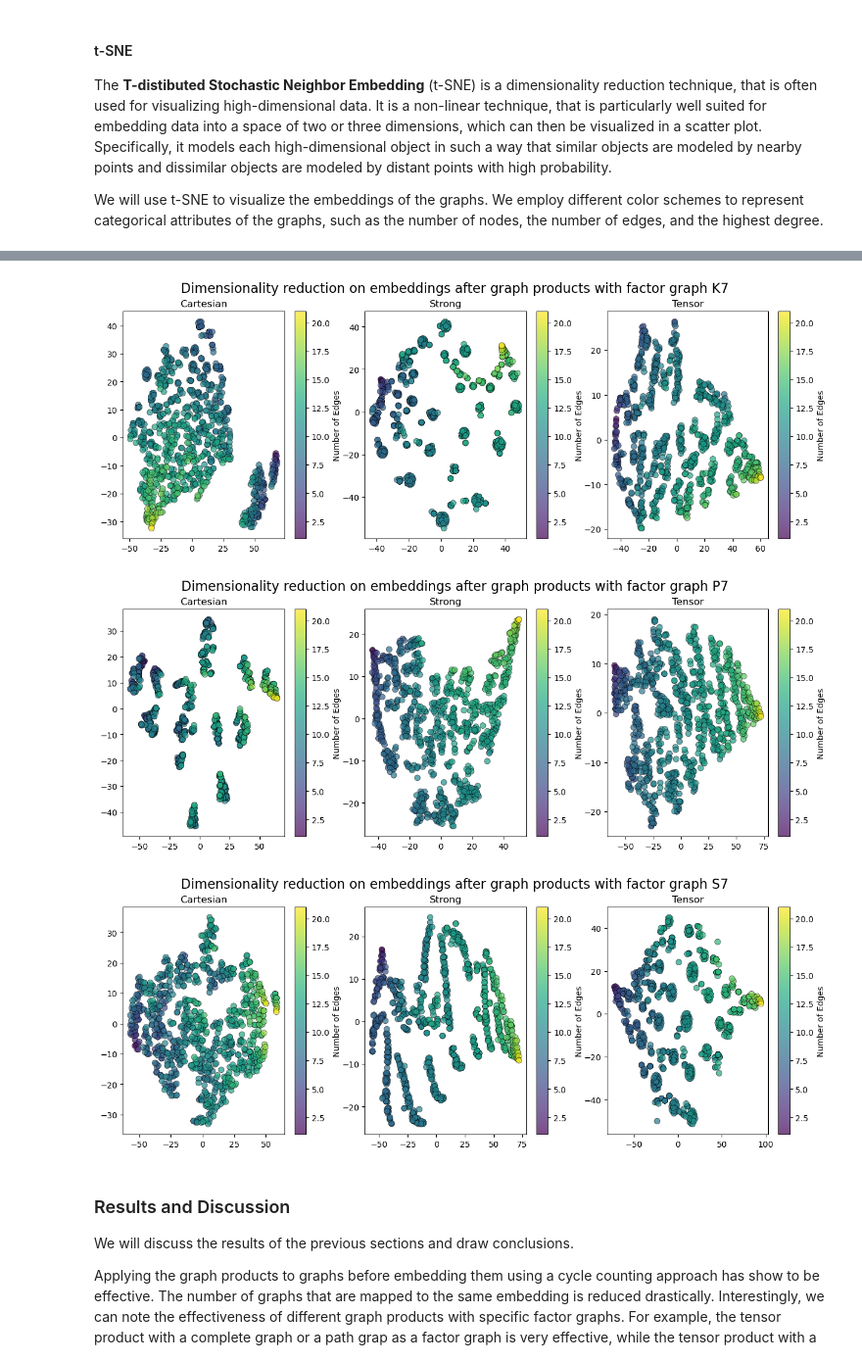
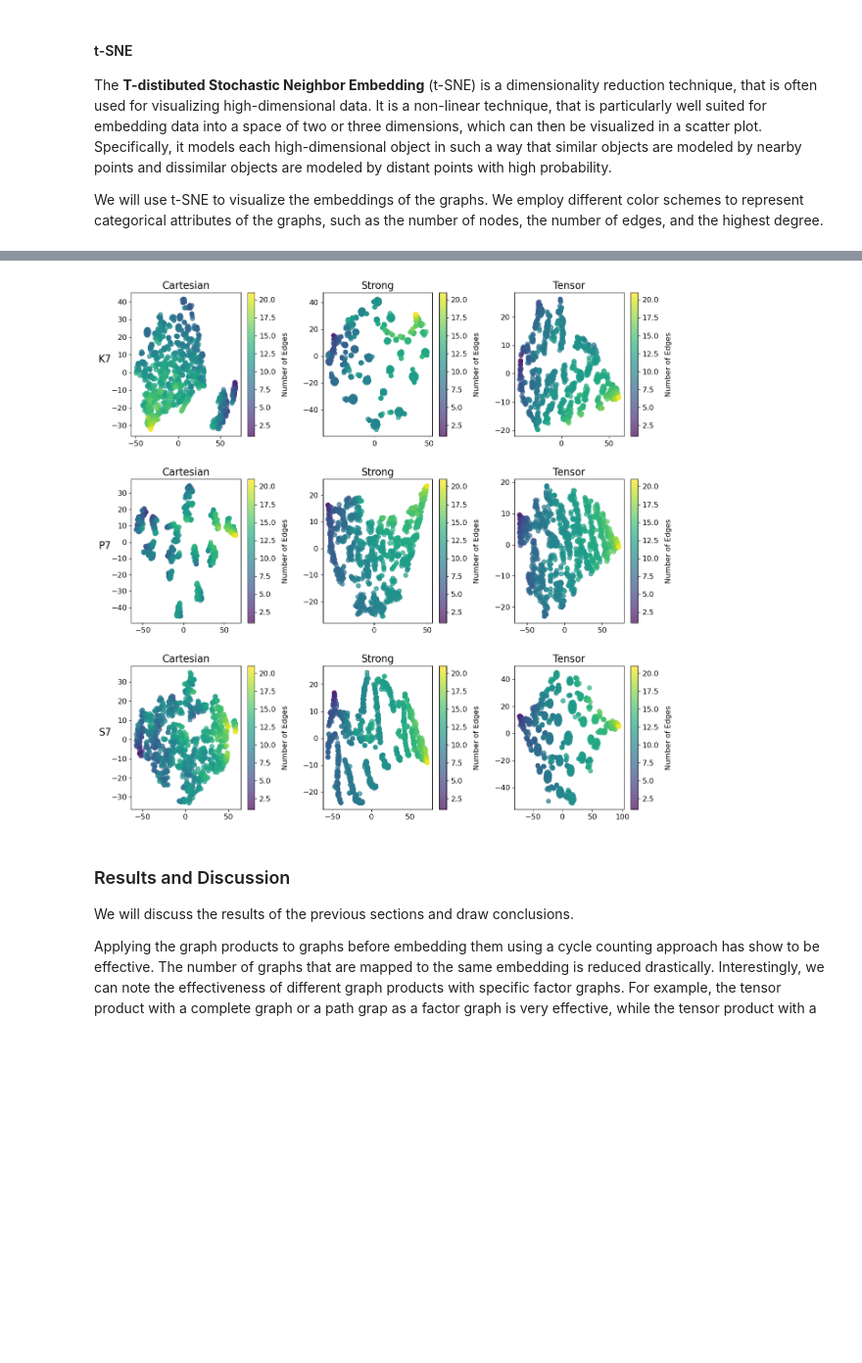
Before and after one commit to max-seeli/graph-gumbo, a Jupyter notebook: experiment.ipynb, the cells around one changed output, grey strips where cells are left out. Shown at 98% size. Drawn from its saved outputs; the diff is of its cells as text; code cells hidden in the pictures; blank space fills up the shorter version.

```diff
--- a/experiment.ipynb
+++ b/experiment.ipynb
@@ -287,9 +287,12 @@ sc = plt.scatter(tsne_graphs[:, 0],
                  alpha=0.7,
                  c=color_mapping[1],
                  cmap='viridis',
-                 s=50,
-                 edgecolors="black",
-                 linewidths=0.5)
-plt.colorbar(sc, label=color_mapping[0])
+                 s=50)
+plt.tick_params(axis='both', which='major', labelsize=12)
+plt.title("t-SNE of Graphs Embedded with Cycles", fontsize=16)
+cbar = plt.colorbar(sc)
+cbar.ax.tick_params(labelsize=12)
+cbar.set_label(color_mapping[0], fontsize=12)
+save_pdf(plt, 'tsne_original')
 plt.show()
 # %% [output]
@@ -297,26 +300,29 @@ plt.show()
 # %%
-for factor_graph in ['K7', 'P7', 'S7']:
+fig, axes = plt.subplots(3, 3, figsize=(15, 15))
+fig.subplots_adjust(hspace=0.3, wspace=0.4)
+for i, factor_graph in enumerate(['K7', 'P7', 'S7']):
     comparative_cycle_embedded_graphs = cycle_embedded_products.loc[factor_graph]
-    fig, axes = plt.subplots(1, 3, figsize=(15, 5))
-    for i, (product_name, embeddings) in enumerate(comparative_cycle_embedded_graphs.items()):
+    for j, (product_name, embeddings) in enumerate(comparative_cycle_embedded_graphs.items()):
         tsne = TSNE(n_components=2)
         tsne_graphs = tsne.fit_transform(embeddings)
-        sc = axes[i].scatter(tsne_graphs[:, 0],
+        sc = axes[i, j].scatter(tsne_graphs[:, 0],
                  tsne_graphs[:, 1],
                  alpha=0.7,
                  c=color_mapping[1],
                  cmap='viridis',
-                 s=50,
-                 edgecolors="black",
-                 linewidths=0.5)
-        plt.colorbar(sc, label=color_mapping[0])
-        axes[i].set_title(product_name)
-    fig.suptitle("Dimensionality reduction on embeddings after graph products with factor graph {}".format(factor_graph), fontsize=16)
-    plt.show()
+                 s=50)
+        axes[i, j].tick_params(axis='both', which='major', labelsize=12)
+
+        cbar = plt.colorbar(sc, ax=axes[i, j])
+        cbar.ax.tick_params(labelsize=12)
+        cbar.set_label(color_mapping[0], fontsize=12, labelpad=10)
+        axes[i, j].set_title(product_name, fontsize=16)
+    axes[i, 0].set_ylabel(factor_graph, rotation=0, fontsize=16, labelpad=10)
+
+save_pdf(plt, 'tsne_product')
+plt.show()
 # %% [output]
-[figure, old version]
+[figure, new version]
-[figure, removed]
-[figure, removed]
 # %% [markdown]
 ### Results and Discussion
 We will discuss the results of the previous sections and draw conclusions.
```
Also changed, not shown: parts of 6 cells of this notebook, 1 other file.
